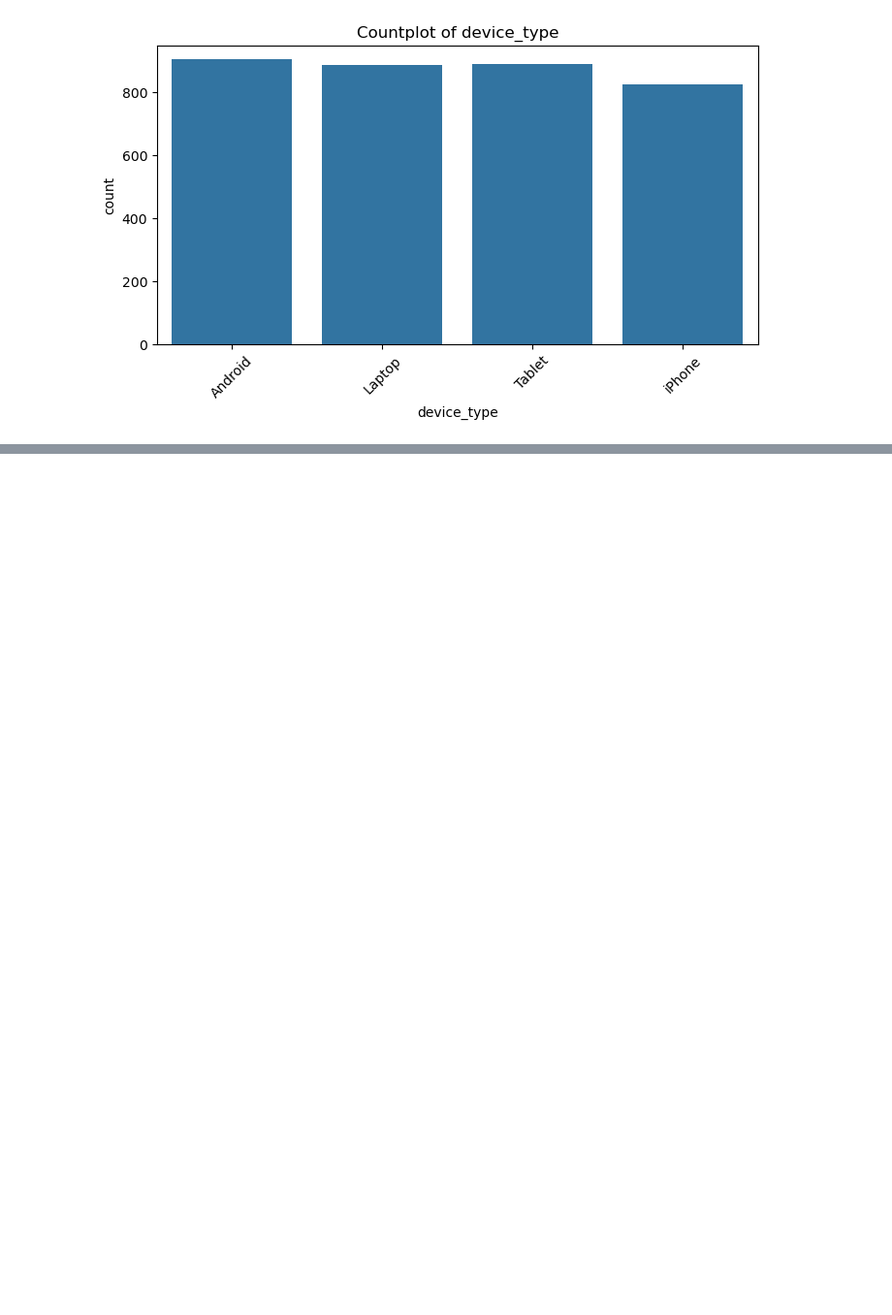
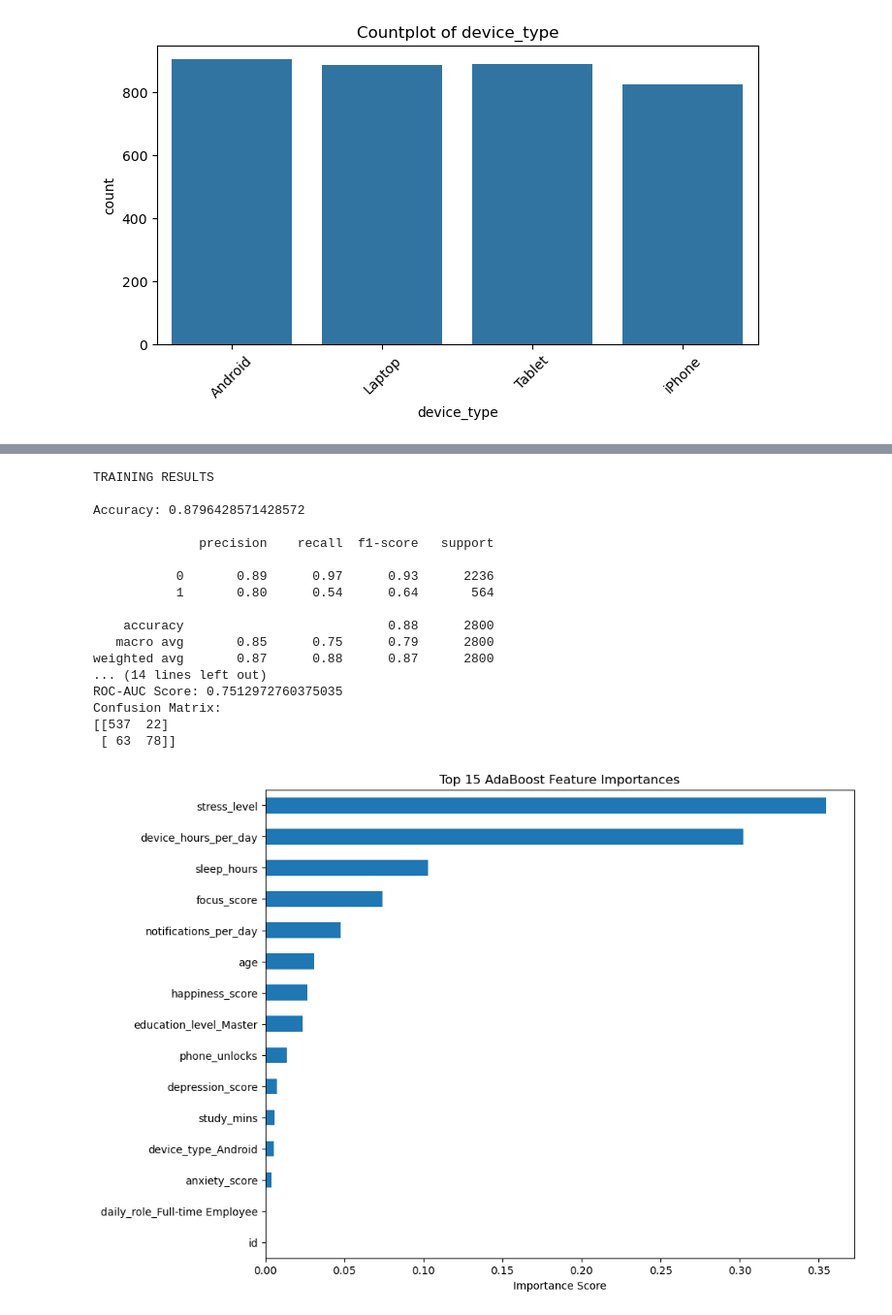
Before and after one commit to alananjungwei/ai-powered-digital-wellness-assistant, a Jupyter notebook: notebook.ipynb, the cells around one changed output, grey strips where cells are left out. Shown at 97% size. Cells and saved outputs as stored; diff of their text form; code cells hidden in the pictures; blank space fills up the shorter version.

```diff
--- a/notebook.ipynb
+++ b/notebook.ipynb
@@ -202,0 +655,70 @@ for col in categorical_cols:
+# %%
+ada_model = AdaBoostClassifier(
+    estimator=DecisionTreeClassifier(
+        max_depth=3,
+        min_samples_split=5,
+        random_state=42
+    ),
+    n_estimators=300,
+    learning_rate=0.01,
+    random_state=42
+)
+
+ada_model.fit(X_train, y_train)
+y_train_pred = ada_model.predict(X_train)
+
+# Training
+print("TRAINING RESULTS")
+print()
+print("Accuracy:", accuracy_score(y_train, y_train_pred))
+print()
+print(classification_report(y_train, y_train_pred))
+
+#Testing
+y_test_pred = ada_model.predict(X_test)
+print("TESTING RESULTS")
+print()
+print("Accuracy:", accuracy_score(y_test, y_test_pred))
+print()
+print(classification_report(y_test, y_test_pred))
+
+y_test_prob = ada_model.predict_proba(X_test)[:,1]
+
+# ROC-AUC
+roc_auc = roc_auc_score(y_test, y_test_prob)
+print("ROC-AUC Score:", roc_auc)
+
+# Confusion Matrix
+cm = confusion_matrix(y_test, y_test_pred)
+print("Confusion Matrix:")
+print(cm)
+
+importance = pd.Series(
+    ada_model.feature_importances_,
+    index=X.columns
+).sort_values()
+
+plt.figure(figsize=(10,8))
+importance.tail(15).plot(kind='barh')
+plt.title("Top 15 AdaBoost Feature Importances")
+plt.xlabel("Importance Score")
+plt.show()
+# %% [output]
+TRAINING RESULTS
+
+Accuracy: 0.8796428571428572
+
+              precision    recall  f1-score   support
+
+           0       0.89      0.97      0.93      2236
+           1       0.80      0.54      0.64       564
+
+    accuracy                           0.88      2800
+   macro avg       0.85      0.75      0.79      2800
+weighted avg       0.87      0.88      0.87      2800
+... (14 lines left out)
+ROC-AUC Score: 0.7512972760375035
+Confusion Matrix:
+[[537  22]
+ [ 63  78]]
+[figure, added]
```
Also changed, not shown: parts of 103 cells of this notebook, 31 other files.
